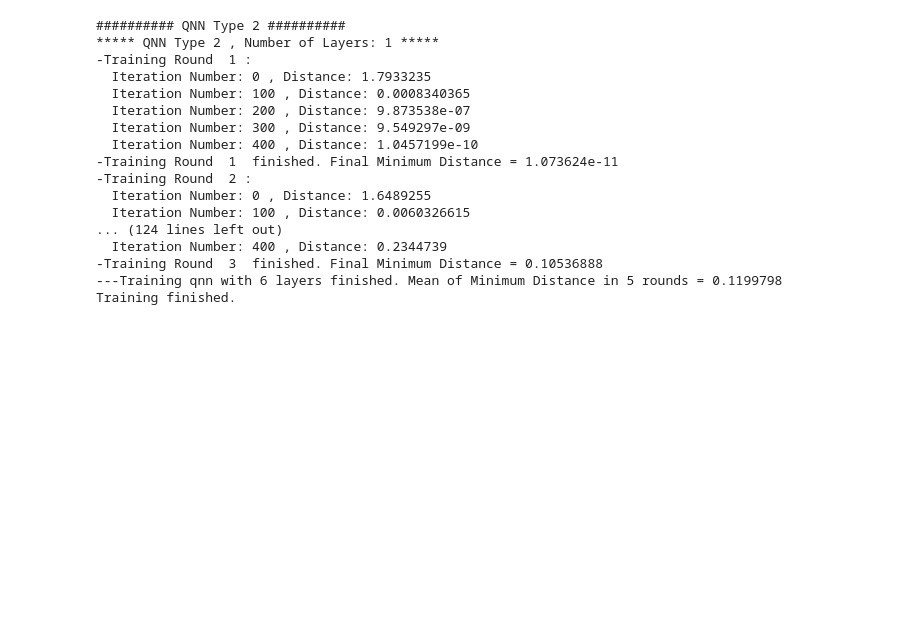
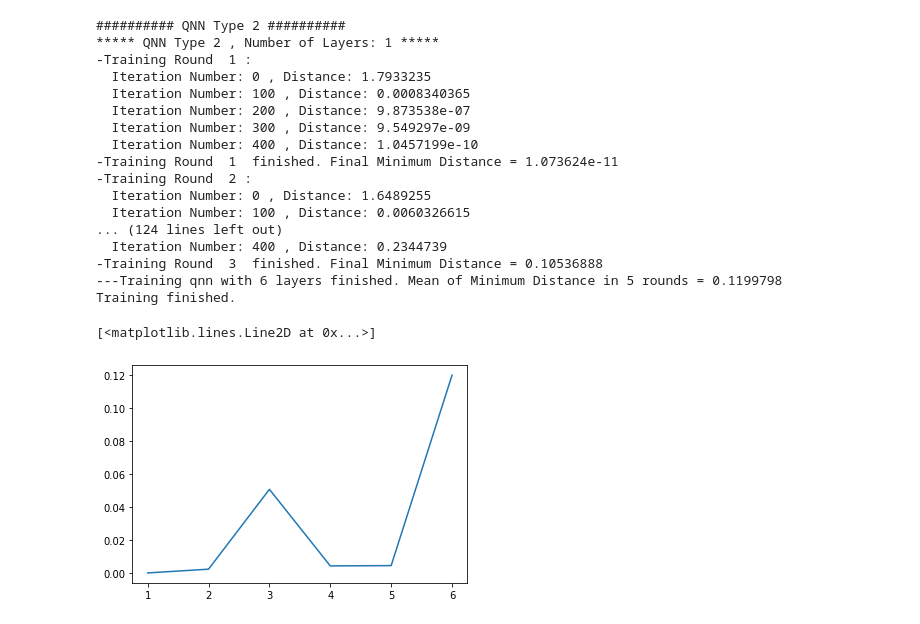
Before and after one commit to nargesalavi/Quantum-Open-Source-Foundation-Mentorship, a Jupyter notebook: QNN_Optimization.ipynb, the cells around one changed output. Cells and saved outputs as stored; diff of their text form; code cells hidden in the pictures; blank space fills up the shorter version.

```diff
--- a/QNN_Optimization.ipynb
+++ b/QNN_Optimization.ipynb
@@ -604,3 +602,8 @@ print('Training finished.')
 -Training Round  3  finished. Final Minimum Distance = 0.10536888
 ---Training qnn with 6 layers finished. Mean of Minimum Distance in 5 rounds = 0.1199798
 Training finished.
+# %%
+plt.plot([1, 2, 3, 4, 5, 6], [2.6624126e-05, 0.002296036, 0.050743148, 0.0042719822, 0.0044675493, 0.1199798])
+# %% [output]
+[<matplotlib.lines.Line2D at 0x...>]
+[figure, added]
```
Also changed, not shown: parts of 2 cells of this notebook.
